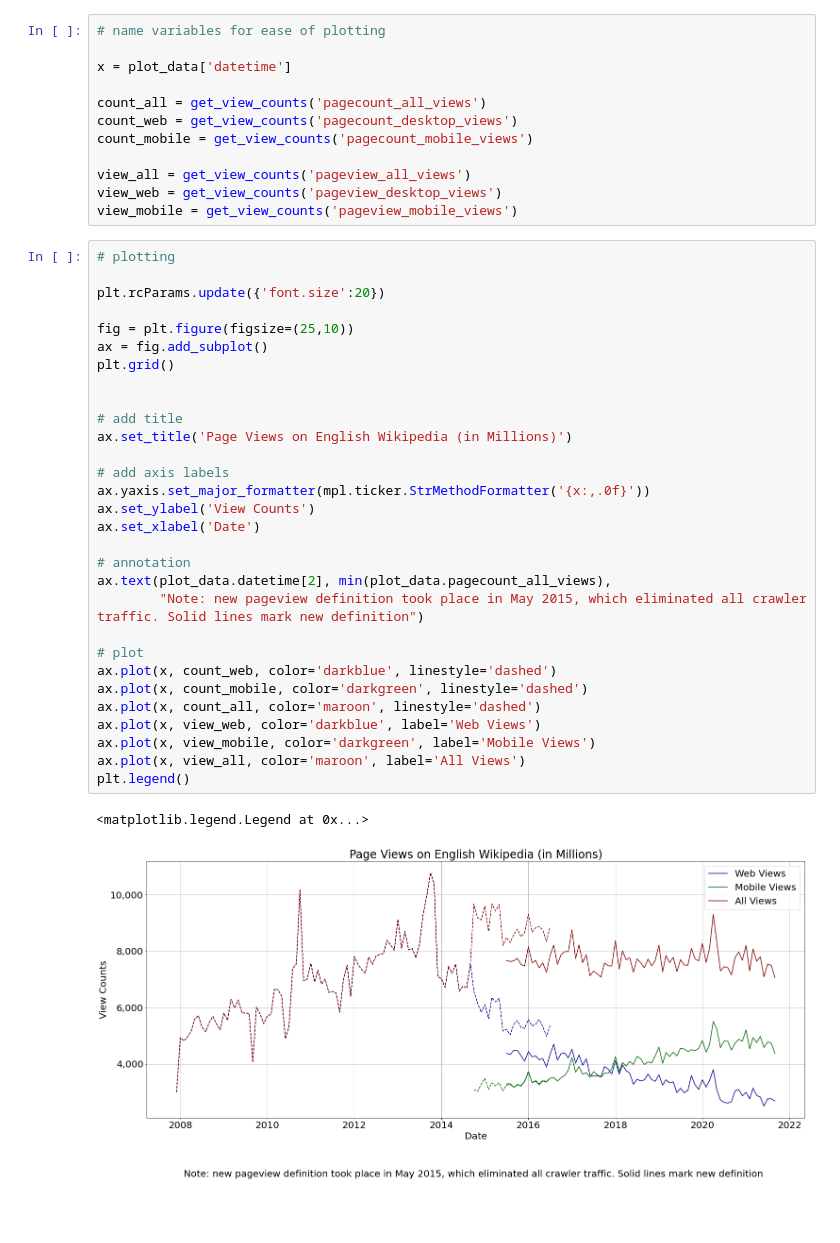
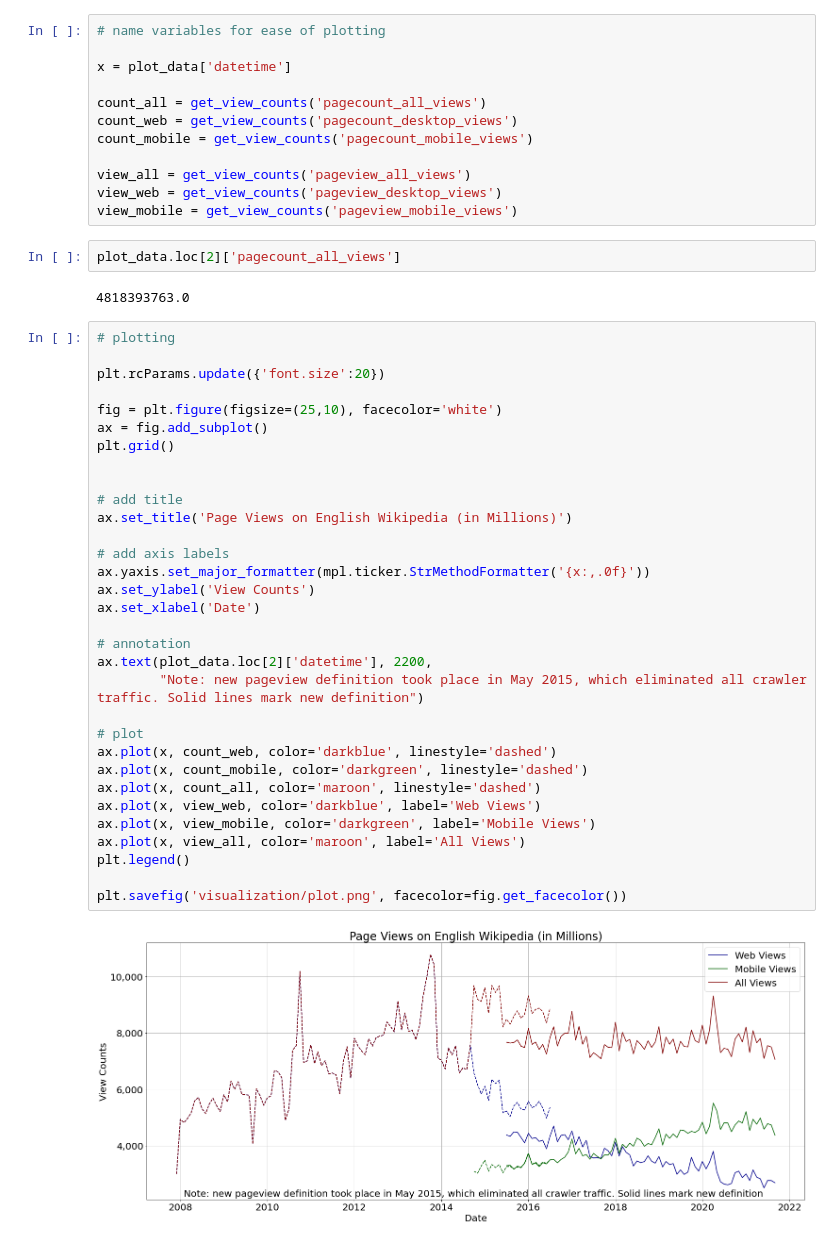
Before and after one commit to emi90/data-512-a1, a Jupyter notebook: hcds-a1-data-curation.ipynb, the cells around one changed output. Cells and saved outputs as stored; diff of their text form; blank space fills up the shorter version.

Commit message:
adding savefig

```diff
--- a/hcds-a1-data-curation.ipynb
+++ b/hcds-a1-data-curation.ipynb
@@ -441,36 +441,41 @@ count_mobile = get_view_counts('pagecount_mobile_views')
 view_all = get_view_counts('pageview_all_views')
 view_web = get_view_counts('pageview_desktop_views')
 view_mobile = get_view_counts('pageview_mobile_views')
+# %%
+plot_data.loc[2]['pagecount_all_views']
+# %% [output]
+4818393763.0
 # %%
 # plotting
 
 plt.rcParams.update({'font.size':20})
 
-fig = plt.figure(figsize=(25,10))
+fig = plt.figure(figsize=(25,10), facecolor='white')
 ax = fig.add_subplot()
 plt.grid()
 
 
 # add title
 ax.set_title('Page Views on English Wikipedia (in Millions)')
 
 # add axis labels
 ax.yaxis.set_major_formatter(mpl.ticker.StrMethodFormatter('{x:,.0f}'))
 ax.set_ylabel('View Counts')
 ax.set_xlabel('Date')
 
 # annotation
-ax.text(plot_data.datetime[2], min(plot_data.pagecount_all_views),
+ax.text(plot_data.loc[2]['datetime'], 2200,
         "Note: new pageview definition took place in May 2015, which eliminated all crawler traffic. Solid lines mark new definition")
 
 # plot
 ax.plot(x, count_web, color='darkblue', linestyle='dashed')
 ax.plot(x, count_mobile, color='darkgreen', linestyle='dashed')
 ax.plot(x, count_all, color='maroon', linestyle='dashed')
 ax.plot(x, view_web, color='darkblue', label='Web Views')
 ax.plot(x, view_mobile, color='darkgreen', label='Mobile Views')
 ax.plot(x, view_all, color='maroon', label='All Views')
 plt.legend()
+
+plt.savefig('visualization/plot.png', facecolor=fig.get_facecolor())
 # %% [output]
-<matplotlib.legend.Legend at 0x...>
-[figure, old version]
+[figure, new version]
```
Also changed, not shown: 1 other file.
